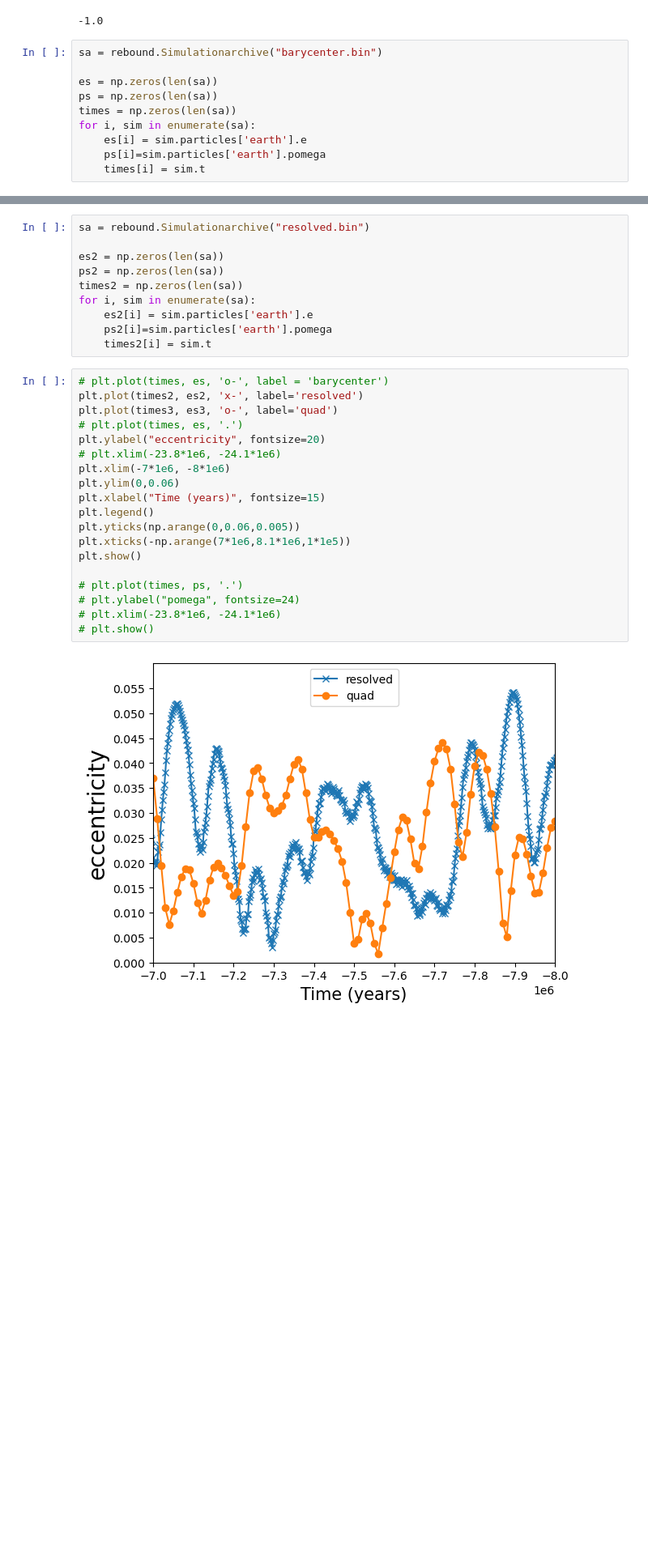
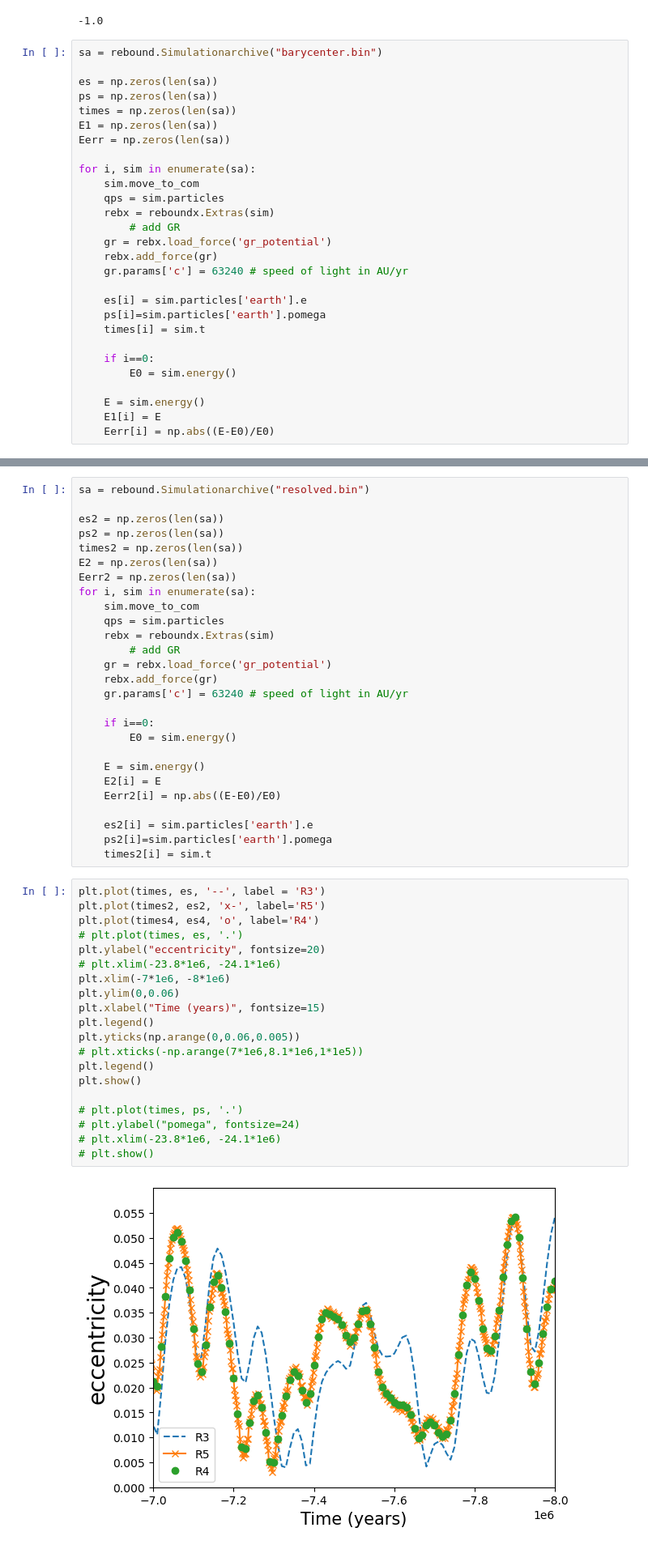
Before and after one commit to ahekster/reboundx, a Jupyter notebook: ipython_examples/Check_int.ipynb, the cells around one changed output, grey strips where cells are left out. Shown: that part at 81% size. Saved outputs shown, nothing was run; the diff lists cells and outputs as text; blank space fills up the shorter version.

```diff
--- a/ipython_examples/Check_int.ipynb
+++ b/ipython_examples/Check_int.ipynb
@@ -46,10 +57,28 @@ sa = rebound.Simulationarchive("barycenter.bin")
 es = np.zeros(len(sa))
 ps = np.zeros(len(sa))
 times = np.zeros(len(sa))
+E1 = np.zeros(len(sa))
+Eerr = np.zeros(len(sa))
+
 for i, sim in enumerate(sa):
+    sim.move_to_com
+    qps = sim.particles
+    rebx = reboundx.Extras(sim)
+        # add GR
+    gr = rebx.load_force('gr_potential')
+    rebx.add_force(gr)
+    gr.params['c'] = 63240 # speed of light in AU/yr
+
     es[i] = sim.particles['earth'].e
     ps[i]=sim.particles['earth'].pomega
     times[i] = sim.t
+
+    if i==0:
+        E0 = sim.energy()
+
+    E = sim.energy()
+    E1[i] = E
+    Eerr[i] = np.abs((E-E0)/E0)
 # %%
 sa = rebound.Simulationarchive("quad.bin")
 
@@ -66,28 +161,46 @@ sa = rebound.Simulationarchive("resolved.bin")
 es2 = np.zeros(len(sa))
 ps2 = np.zeros(len(sa))
 times2 = np.zeros(len(sa))
+E2 = np.zeros(len(sa))
+Eerr2 = np.zeros(len(sa))
 for i, sim in enumerate(sa):
+    sim.move_to_com
+    qps = sim.particles
+    rebx = reboundx.Extras(sim)
+        # add GR
+    gr = rebx.load_force('gr_potential')
+    rebx.add_force(gr)
+    gr.params['c'] = 63240 # speed of light in AU/yr
+
+    if i==0:
+        E0 = sim.energy()
+
+    E = sim.energy()
+    E2[i] = E
+    Eerr2[i] = np.abs((E-E0)/E0)
+
     es2[i] = sim.particles['earth'].e
     ps2[i]=sim.particles['earth'].pomega
     times2[i] = sim.t
 # %%
-# plt.plot(times, es, 'o-', label = 'barycenter')
-plt.plot(times2, es2, 'x-', label='resolved')
-plt.plot(times3, es3, 'o-', label='quad')
+plt.plot(times, es, '--', label = 'R3')
+plt.plot(times2, es2, 'x-', label='R5')
+plt.plot(times4, es4, 'o', label='R4')
 # plt.plot(times, es, '.')
 plt.ylabel("eccentricity", fontsize=20)
 # plt.xlim(-23.8*1e6, -24.1*1e6)
 plt.xlim(-7*1e6, -8*1e6)
 plt.ylim(0,0.06)
 plt.xlabel("Time (years)", fontsize=15)
 plt.legend()
 plt.yticks(np.arange(0,0.06,0.005))
-plt.xticks(-np.arange(7*1e6,8.1*1e6,1*1e5))
+# plt.xticks(-np.arange(7*1e6,8.1*1e6,1*1e5))
+plt.legend()
 plt.show()
 
 # plt.plot(times, ps, '.')
 # plt.ylabel("pomega", fontsize=24)
 # plt.xlim(-23.8*1e6, -24.1*1e6)
 # plt.show()
 # %% [output]
-[figure, old version]
+[figure, new version]
```
Also changed, not shown: parts of 12 cells of this notebook, 7 other files.
